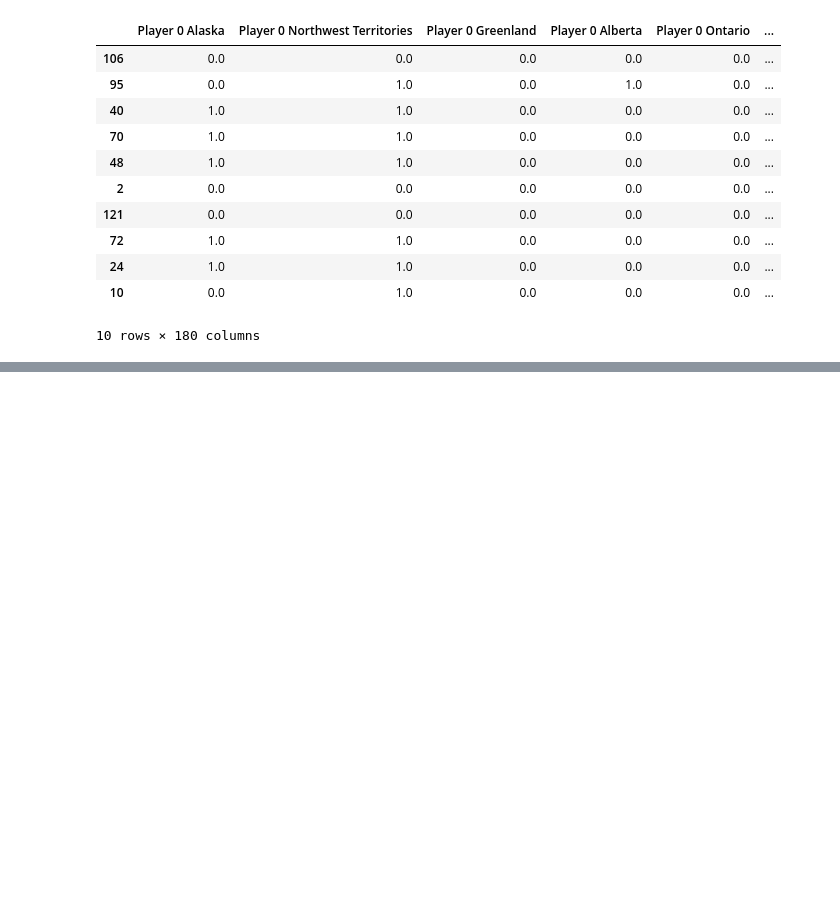
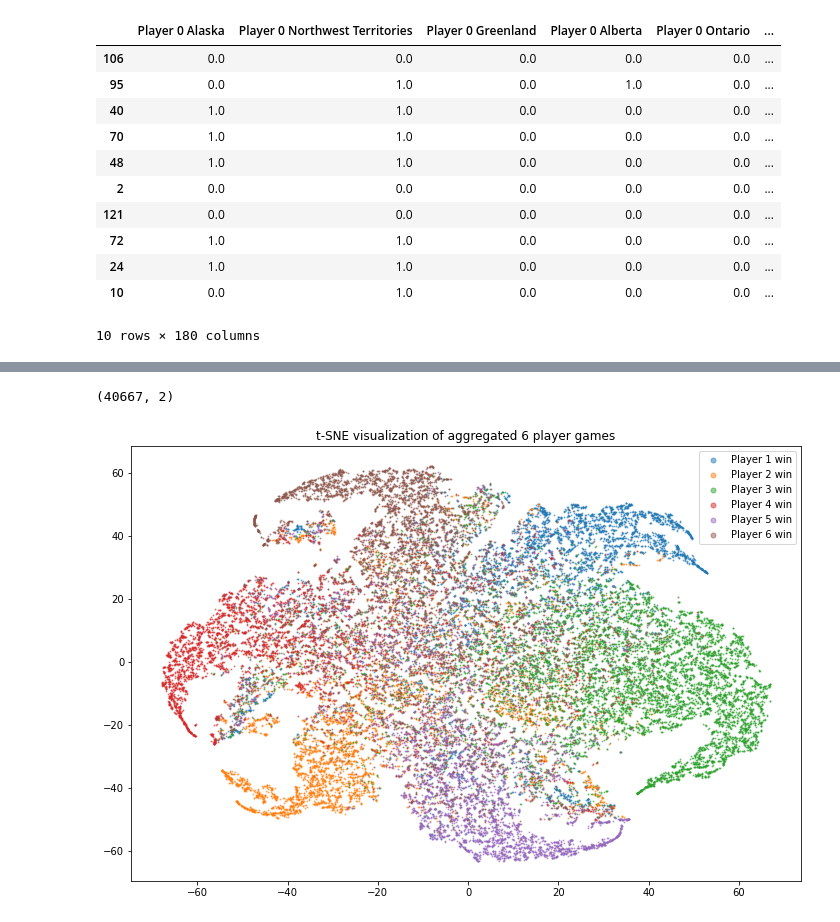
Before and after one commit to LukasErekson/pyrisk, a Jupyter notebook: Modeling.ipynb, the cells around one changed output, grey strips where cells are left out. Saved outputs shown, nothing was run; the diff lists cells and outputs as text; code cells hidden in the pictures; blank space fills up the shorter version.

Commit message:
model on all the nturn datasets at once, add random forest and tsne

```diff
--- a/Modeling.ipynb
+++ b/Modeling.ipynb
@@ -81,5 +94,29 @@ def plot_cm(cm, num_players, title, cmap=plt.cm.Blues):
     plt.xlabel('Predicted winner', labelpad=12)
     plt.tight_layout()
     plt.show()
+def plot_cms(cms, num_players, suptitle, titles, cmap=plt.cm.Blues):
+    classes = ["Player {}".format(i) for i in range(1,num_players+1)]
+
+    fig, axs = plt.subplots(1, len(cms), figsize=(12,8))
+    for i in range(len(cms)):
+        cm = cms[i]
+        ax = axs[i]
+        ax.imshow(cm, interpolation='nearest', cmap=cmap)
+        ax.set_title(titles[i])
+        tick_marks = np.arange(num_players)
+        ax.set_xticks(tick_marks)
+        ax.set_xticklabels(classes, rotation=0)
+        ax.set_yticks(tick_marks)
+        ax.set_yticklabels(classes)
+        thresh = cm.max() / 2
+        for i, j in itertools.product(range(cm.shape[0]), range(cm.shape[1])):
+            ax.text(j, i, format(cm[i, j], 'd'), horizontalalignment="center",
+                     fontsize=23, color="white" if cm[i, j] > thresh else "black")
+        plt.ylabel('True winner', labelpad=12)
+        plt.xlabel('Predicted winner', labelpad=12)
+
+    plt.suptitle(suptitle)
+    plt.tight_layout()
+    plt.show()
 # %%
 folder = "outlogs/nth turn datasets/"
@@ -364,0 +252,17 @@ Epoch 30/30
+# %%
+#best_winner_weights = run_regression(w=1)
+tsne = TSNE(n_components=2, n_jobs=-1)
+X_embedded = tsne.fit_transform(X.values)
+# %%
+y_winners = np.argmax(y.values, axis=1)
+print(X_embedded.shape)
+plt.figure(figsize=(12,8))
+for winner in np.unique(y_winners):
+    xs = X_embedded[y_winners == winner]
+    plt.scatter(xs[:,0], xs[:,1], marker='.', s=4, alpha=0.5, label="Player {} win".format(winner+1), )
+plt.legend(markerscale=5)
+plt.title("t-SNE visualization of aggregated 6 player games")
+plt.show()
+# %% [output]
+(40667, 2)
+[figure, added]
```
Also changed, not shown: parts of 4 cells of this notebook.
